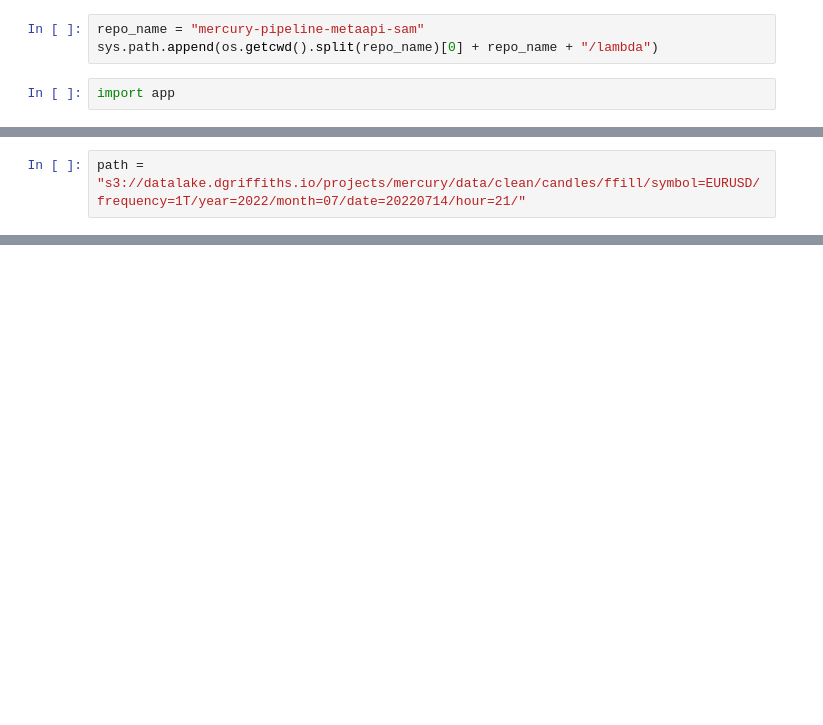
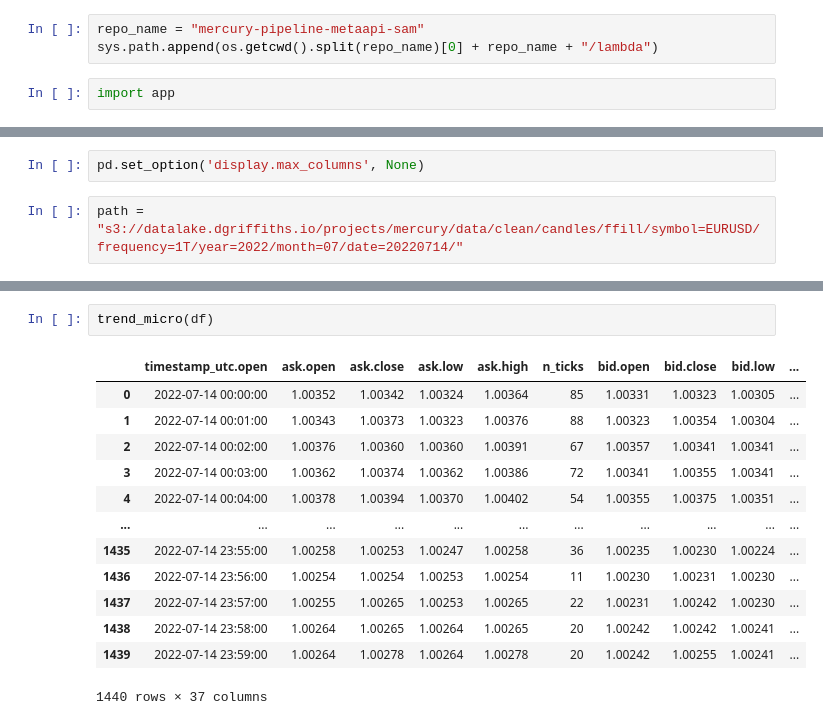
Before and after one commit to dwgriffiths/mercury-pipeline-metaapi-sam, a Jupyter notebook: notebooks/sandbox.ipynb, the cells around one changed output, grey strips where cells are left out. Drawn from its saved outputs; the diff is of its cells as text; blank space fills up the shorter version.

```diff
--- a/notebooks/sandbox.ipynb
+++ b/notebooks/sandbox.ipynb
@@ -12,2 +121,4 @@ import app
+# %%
+pd.set_option('display.max_columns', None)
 # %%
-path = "s3://datalake.dgriffiths.io/projects/mercury/data/clean/candles/ffill/symbol=EURUSD/frequency=1T/year=2022/month=07/date=20220714/hour=21/"
+path = "s3://datalake.dgriffiths.io/projects/mercury/data/clean/candles/ffill/symbol=EURUSD/frequency=1T/year=2022/month=07/date=20220714/"
@@ -38,0 +163,16 @@ wr.s3.read_parquet(path, dataset=True)
+# %%
+trend_micro(df)
+# %% [output]
+|  | timestamp_utc.open | ask.open | ask.close | ask.low | ask.high | n_ticks | bid.open | bid.close | bid.low | ... |
+| 0 | 2022-07-14 00:00:00 | 1.00352 | 1.00342 | 1.00324 | 1.00364 | 85 | 1.00331 | 1.00323 | 1.00305 | ... |
+| 1 | 2022-07-14 00:01:00 | 1.00343 | 1.00373 | 1.00323 | 1.00376 | 88 | 1.00323 | 1.00354 | 1.00304 | ... |
+| 2 | 2022-07-14 00:02:00 | 1.00376 | 1.00360 | 1.00360 | 1.00391 | 67 | 1.00357 | 1.00341 | 1.00341 | ... |
+| 3 | 2022-07-14 00:03:00 | 1.00362 | 1.00374 | 1.00362 | 1.00386 | 72 | 1.00341 | 1.00355 | 1.00341 | ... |
+| 4 | 2022-07-14 00:04:00 | 1.00378 | 1.00394 | 1.00370 | 1.00402 | 54 | 1.00355 | 1.00375 | 1.00351 | ... |
+| ... | ... | ... | ... | ... | ... | ... | ... | ... | ... | ... |
+| 1435 | 2022-07-14 23:55:00 | 1.00258 | 1.00253 | 1.00247 | 1.00258 | 36 | 1.00235 | 1.00230 | 1.00224 | ... |
+| 1436 | 2022-07-14 23:56:00 | 1.00254 | 1.00254 | 1.00253 | 1.00254 | 11 | 1.00230 | 1.00231 | 1.00230 | ... |
+| 1437 | 2022-07-14 23:57:00 | 1.00255 | 1.00265 | 1.00253 | 1.00265 | 22 | 1.00231 | 1.00242 | 1.00230 | ... |
+| 1438 | 2022-07-14 23:58:00 | 1.00264 | 1.00265 | 1.00264 | 1.00265 | 20 | 1.00242 | 1.00242 | 1.00241 | ... |
+| 1439 | 2022-07-14 23:59:00 | 1.00264 | 1.00278 | 1.00264 | 1.00278 | 20 | 1.00242 | 1.00255 | 1.00241 | ... |
+1440 rows × 37 columns
```
Also changed, not shown: parts of 12 cells of this notebook.
